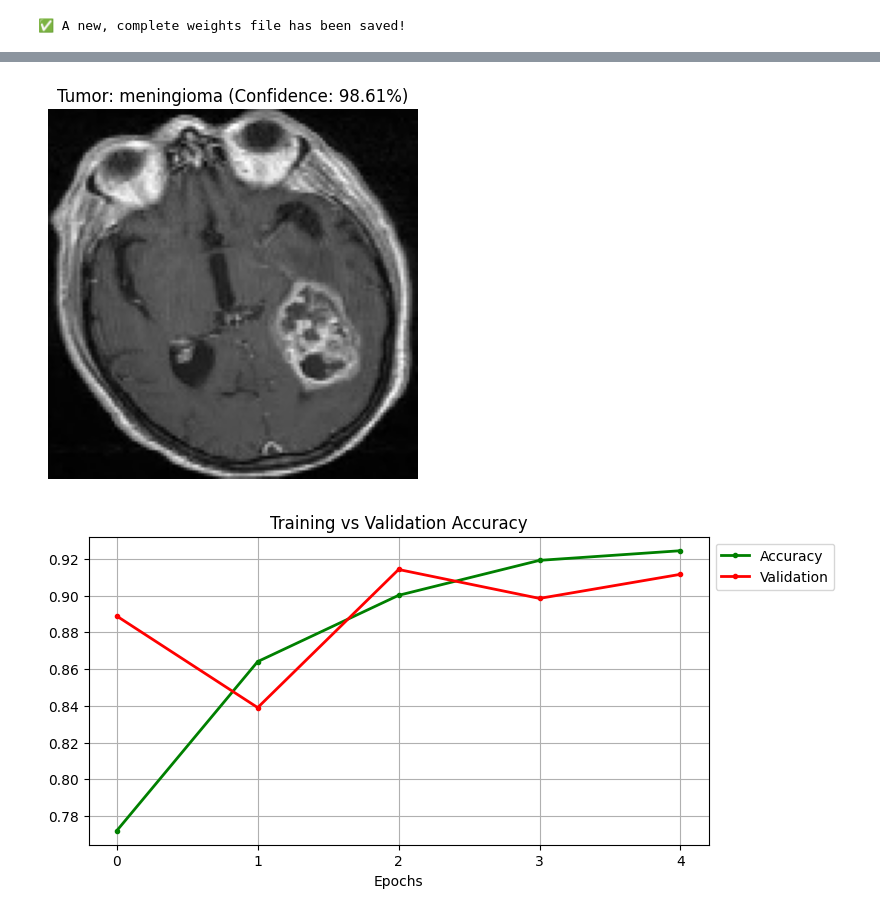
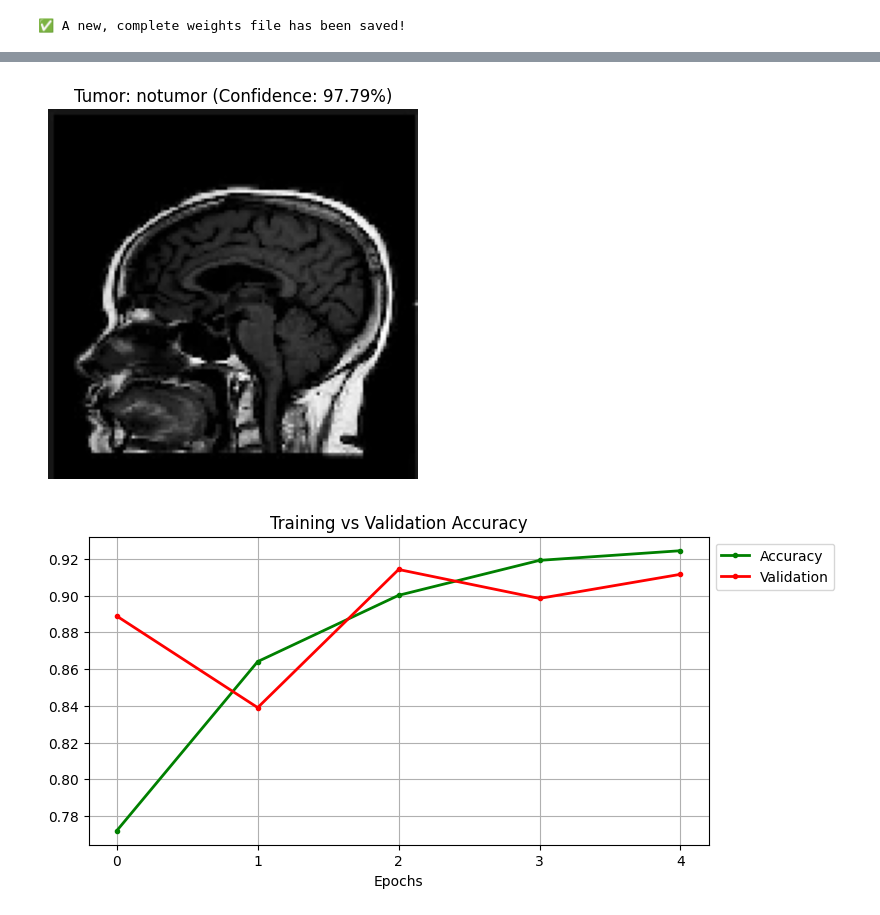
Before and after one commit to KotraHaridutt/Brain-Tumor-Classification, a Jupyter notebook: Brain_tumor_detection.ipynb, the cells around one changed output, grey strips where cells are left out. Drawn from its saved outputs; the diff is of its cells as text; code cells hidden in the pictures.

```diff
--- a/Brain_tumor_detection.ipynb
+++ b/Brain_tumor_detection.ipynb
@@ -87,7 +93,7 @@ from tensorflow.keras.preprocessing.image import ImageDataGenerator
 IMAGE_SIZE = 128
 BATCH_SIZE = 20
 
-def custom_augment(image):
+'''def custom_augment(image):
     image = Image.fromarray(np.uint8(image))  # Ensure it's PIL image
     image = ImageEnhance.Contrast(image).enhance(np.random.uniform(0.8, 1.2))
     image = np.array(image).astype(np.float32)  # <-- ensure float32 for compatibility
@@ -105,7 +111,33 @@ train_datagen = ImageDataGenerator(
     brightness_range=[0.8, 1.2],
     preprocessing_function=custom_augment,
     fill_mode='nearest'
+)'''
+
+strong_augmentations = A.Compose([
+    A.HorizontalFlip(p=0.5),
+    A.RandomBrightnessContrast(brightness_limit=0.2, contrast_limit=0.2, p=0.5),
+    A.GaussNoise(p=0.3),
+    A.ImageCompression(quality_lower=70, quality_upper=95, p=0.4),
+    A.OneOf([
+        A.Blur(blur_limit=3, p=0.5),
+        A.MotionBlur(blur_limit=3, p=0.5),
+    ], p=0.3),
+    A.CoarseDropout(max_holes=8, max_height=25, max_width=25, p=0.3)
+])
+
+def apply_albumentations(image):
+    augmented_image = strong_augmentations(image=image)['image']
+    return augmented_image
+# --- END OF NEW CODE ---
+
+
+# --- MODIFIED AND UNCHANGED GENERATORS ---
+# Create a generator for training data with our new augmentations
+train_datagen = ImageDataGenerator(
+    rescale=1./255,
+    preprocessing_function=apply_albumentations
 )
+
 
 # Create a generator for validation data WITHOUT augmentation (only rescaling)
 # It's crucial that validation and test data are not augmented.
@@ -240,6 +402,13 @@ print("✅ A new, complete weights file has been saved!")
 # %% [output]
 WARNING:absl:Compiled the loaded model, but the compiled metrics have yet to be built. `model.compile_metrics` will be empty until you train or evaluate the model.
 ✅ A new, complete weights file has been saved!
+# %%
+from tensorflow.keras.models import load_model
+import matplotlib.pyplot as plt
+import numpy as np
+
+# Load the model you trained and evaluated
+final_model = load_model('brain_tumor_best_model.keras')
 # %%
 # Example usage of your updated prediction function
 from tensorflow.keras.preprocessing.image import load_img, img_to_array
@@ -269,6 +438,6 @@ def detect_and_display(img_path, model, image_size=128, class_labels=class_label
     plt.show()
 
 # Example usage
-image_path = '/content/drive/MyDrive/Te-meTr_0001.jpg'
+image_path = '/content/drive/MyDrive/Te-noTr_0004.jpg'
 detect_and_display(image_path, final_model)
 # %% [output]
@@ -276,4 +445,4 @@ detect_and_display(image_path, final_model)
-[figure, old version]
+[figure, new version]
 # %%
 plt.figure(figsize=(8,4))
 plt.grid(True)
```
Also changed, not shown: parts of 5 cells of this notebook.
